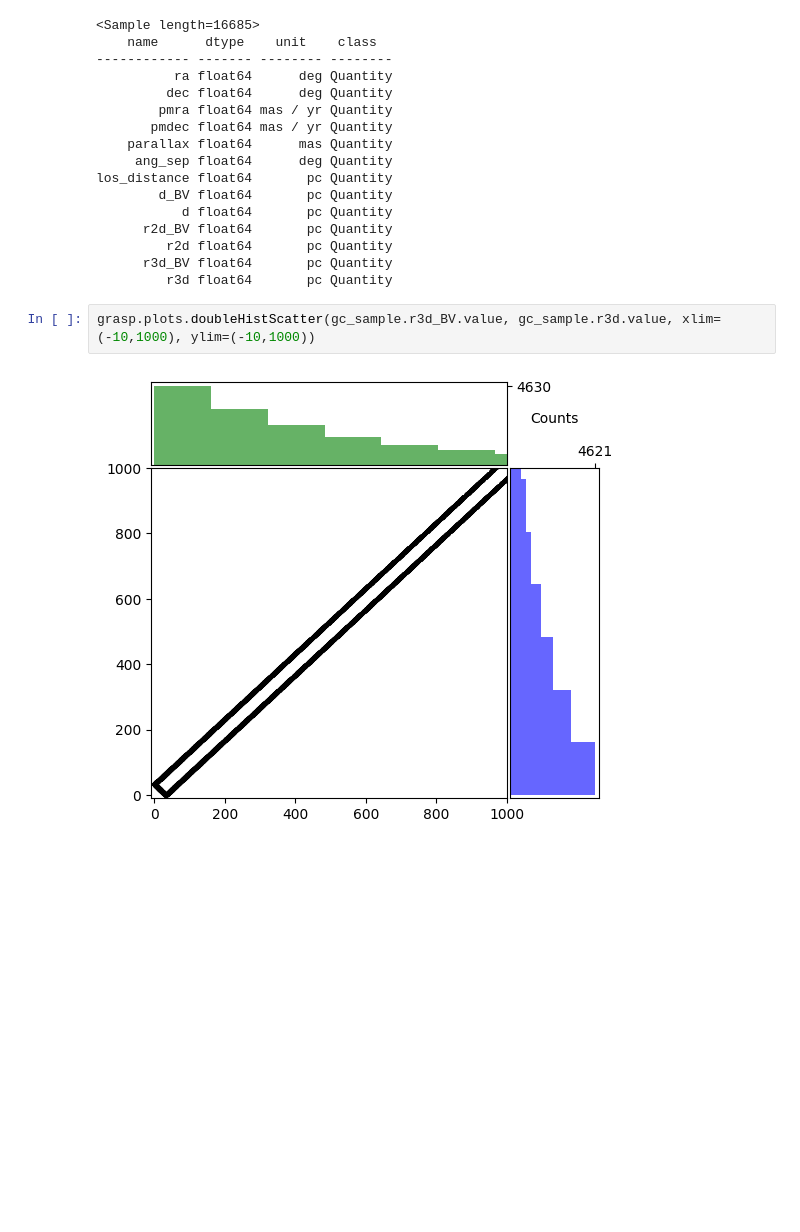
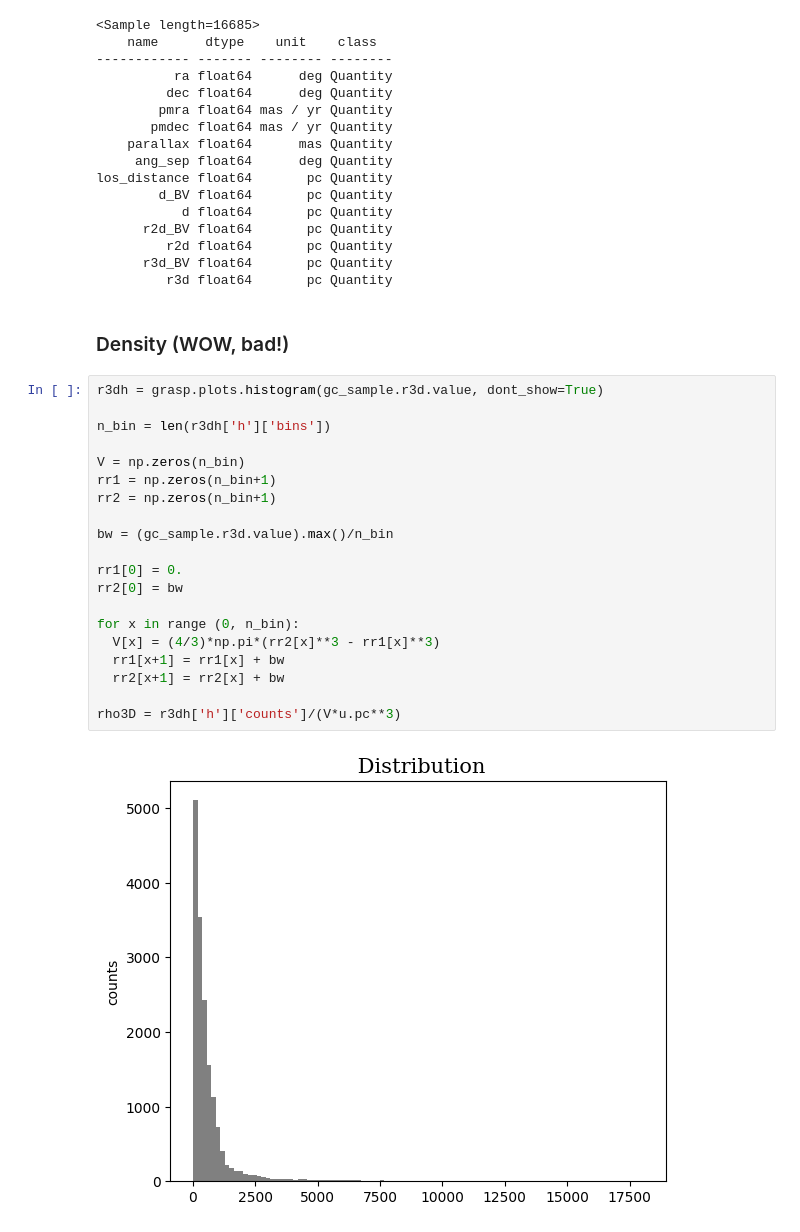
Before and after one commit to pietroferraiuolo/GRASP, a Jupyter notebook: scripts/n6121_analysis.ipynb, the cells around one changed output. Drawn from its saved outputs; the diff is of its cells as text; blank space fills up the shorter version.

Commit message:
gotten to the velocity analysis plus some plot debugging

```diff
--- a/scripts/n6121_analysis.ipynb
+++ b/scripts/n6121_analysis.ipynb
@@ -624,7 +626,27 @@ los_distance float64       pc Quantity
          r2d float64       pc Quantity
       r3d_BV float64       pc Quantity
          r3d float64       pc Quantity
-# %%
-grasp.plots.doubleHistScatter(gc_sample.r3d_BV.value, gc_sample.r3d.value, xlim=(-10,1000), ylim=(-10,1000))
-# %% [output]
-[figure, removed]
+# %% [markdown]
+### Density (WOW, bad!)
+# %%
+r3dh = grasp.plots.histogram(gc_sample.r3d.value, dont_show=True)
+
+n_bin = len(r3dh['h']['bins'])
+
+V = np.zeros(n_bin)
+rr1 = np.zeros(n_bin+1)
+rr2 = np.zeros(n_bin+1)
+
+bw = (gc_sample.r3d.value).max()/n_bin
+
+rr1[0] = 0.
+rr2[0] = bw
+
+for x in range (0, n_bin):
+  V[x] = (4/3)*np.pi*(rr2[x]**3 - rr1[x]**3)
+  rr1[x+1] = rr1[x] + bw
+  rr2[x+1] = rr2[x] + bw
+
+rho3D = r3dh['h']['counts']/(V*u.pc**3)
+# %% [output]
+[figure, added]
```
Also changed, not shown: parts of 13 cells of this notebook, 2 other files.
